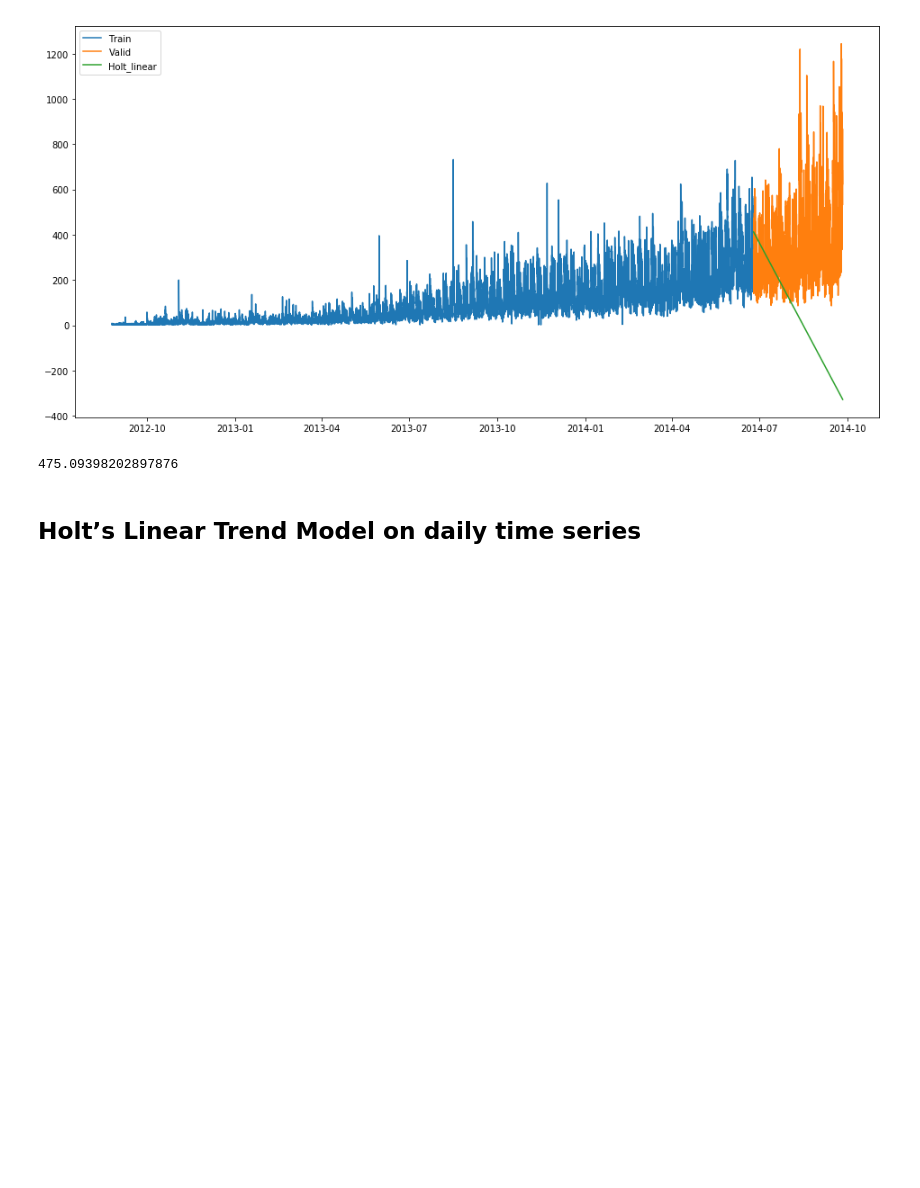
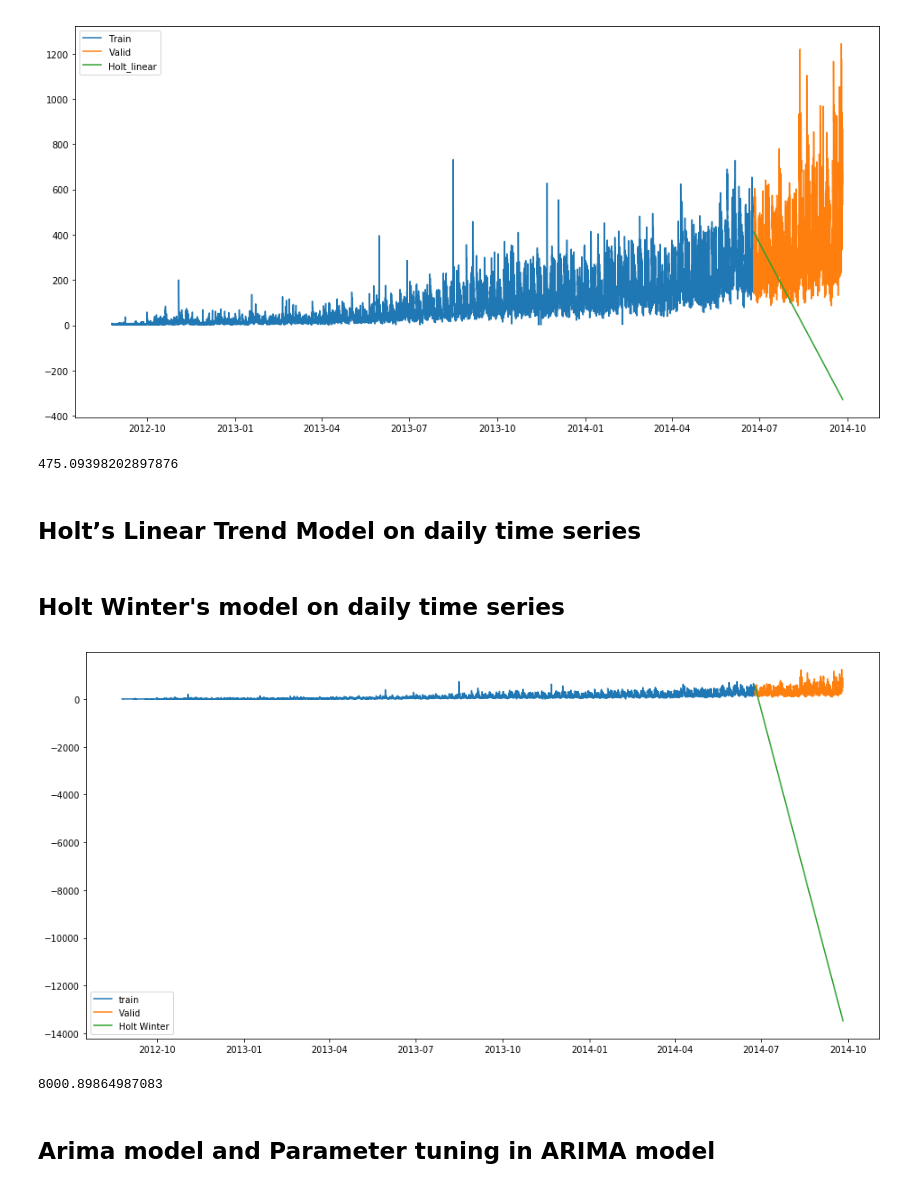
Before and after one commit to bharatpurohit97/TimeSeries-Forecast, a Jupyter notebook: TimeSeries-Forecast.ipynb, the cells around one changed output. Drawn from its saved outputs; the diff is of its cells as text; code cells hidden in the pictures; blank space fills up the shorter version.

Commit message:
models added

```diff
--- a/TimeSeries-Forecast.ipynb
+++ b/TimeSeries-Forecast.ipynb
@@ -27,8 +27,8 @@ from pandas import Series
 import warnings
 warnings.filterwarnings("ignore")
 # %%
-train = pd.read_csv('Train_SU63ISt.csv')
-test = pd.read_csv('Test_0qrQsBZ.csv')
+train = pd.read_csv('Dataset/Train_SU63ISt.csv')
+test = pd.read_csv('Dataset/Test_0qrQsBZ.csv')
 # %%
 train_original = train.copy()
 test_original = test.copy()
@@ -291,0 +292,19 @@ pd.DataFrame(submission, columns=['ID','Count']).to_csv('Holt linear.csv')
+# %% [markdown]
+## Holt Winter's model on daily time series
+# %%
+y_hat_avg = Valid.copy()
+fit1 = ExponentialSmoothing(np.asarray(train['Count']),seasonal_periods = 7,trend ='add' ,seasonal = 'add').fit()
+y_hat_avg['Holt_Winter'] = fit1.forecast(len(Valid))
+plt.figure(figsize=(16,8))
+plt.plot(Train['Count'], label = "train")
+plt.plot(Valid['Count'], label = "Valid")
+plt.plot(y_hat_avg['Holt_Winter'], label = "Holt Winter")
+plt.legend(loc='best')
+plt.show()
+# %% [output]
+[figure, added]
+# %%
+rms = sqrt(mean_squared_error(Valid.Count, y_hat_avg.Holt_Winter))
+print(rms)
+# %% [output]
+8000.89864987083
@@ -291,0 +332,2 @@ pd.DataFrame(submission, columns=['ID','Count']).to_csv('Holt linear.csv')
+# %% [markdown]
+## Arima model and Parameter tuning in ARIMA model
```
Also changed, not shown: parts of 44 cells of this notebook, 2 other files.
